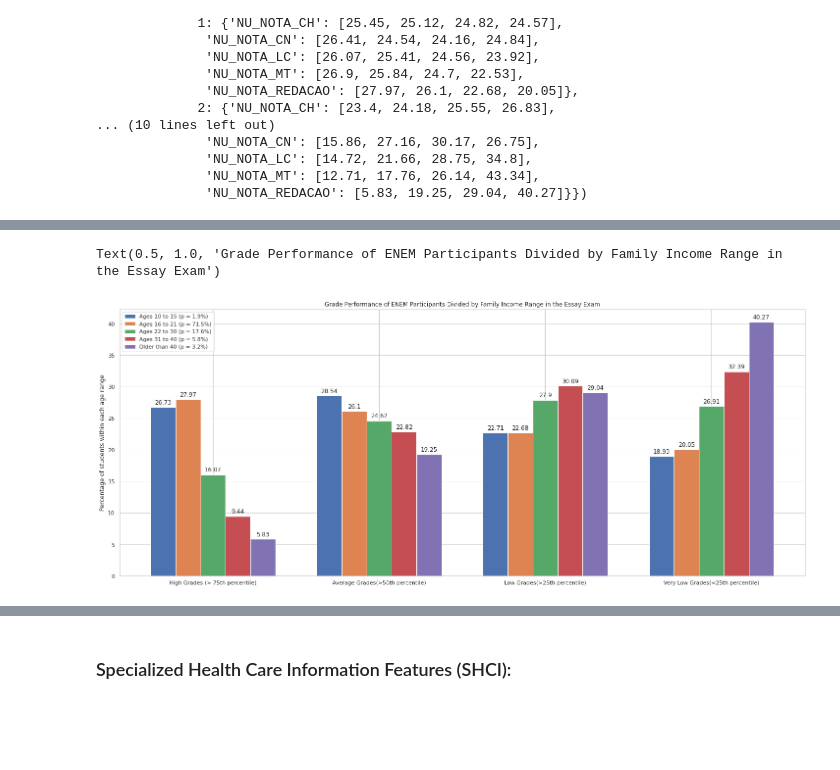
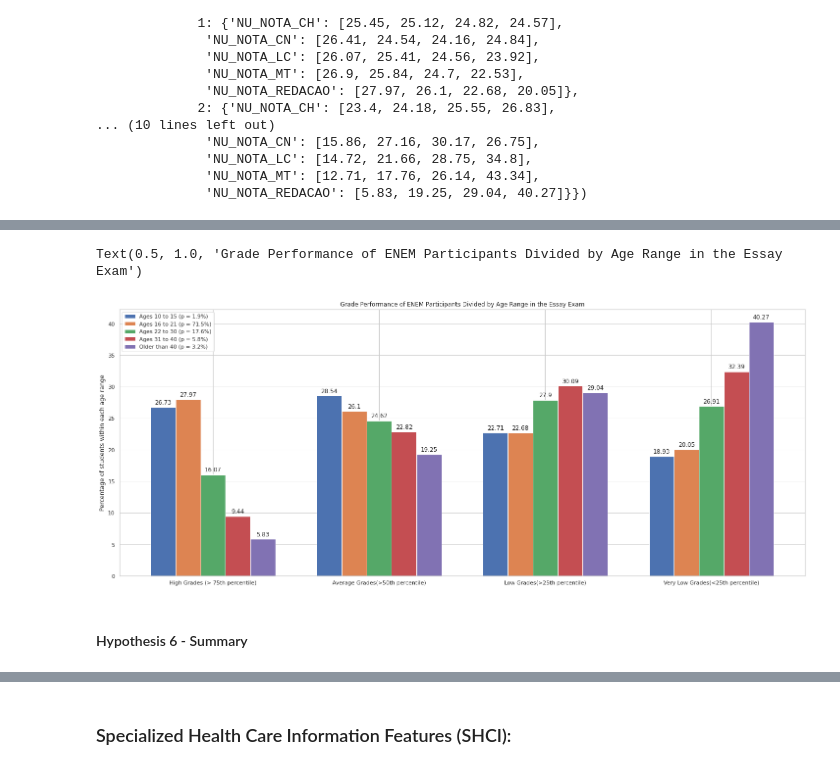
Before and after one commit to higorpr/ENEM_Exploration_Analysis, a Jupyter notebook: ENEM_Exploratory_Analysis.ipynb, the cells around one changed output, grey strips where cells are left out. Drawn from its saved outputs; the diff is of its cells as text; code cells hidden in the pictures; blank space fills up the shorter version.

```diff
--- a/ENEM_Exploratory_Analysis.ipynb
+++ b/ENEM_Exploratory_Analysis.ipynb
@@ -2638,33 +2638,35 @@ fig, ax = plt.subplots(figsize=(25,10))
 rects_age_0 = ax.bar(x - 2 * w, age_data[0]['NU_NOTA_REDACAO'], w, label=f'Ages 10 to 15 (p = {n_age_range_perc[0]}%)')
 rects_age_1 = ax.bar(x - 1 * w, age_data[1]['NU_NOTA_REDACAO'], w, label=f'Ages 16 to 21 (p = {n_age_range_perc[1]}%)')
 rects_age_2 = ax.bar(x + 0 * w, age_data[2]['NU_NOTA_REDACAO'], w, label=f'Ages 22 to 30 (p = {n_age_range_perc[2]}%)')
 rects_age_3 = ax.bar(x + 1 * w, age_data[3]['NU_NOTA_REDACAO'], w, label=f'Ages 31 to 40 (p = {n_age_range_perc[3]}%)')
 rects_age_4 = ax.bar(x + 2 * w, age_data[4]['NU_NOTA_REDACAO'], w, label=f'Older than 40 (p = {n_age_range_perc[4]}%)')
 
 ax.xaxis.set_ticks(x)
 ax.xaxis.set_ticklabels(labels)
 ax.legend(loc=0)
 plt.ylabel('Percentage of students within each age range')
 
 def autolabel(rects):
     """Attach a text label above each bar in *rects*, displaying its height."""
     for rect in rects:
         height = rect.get_height()
         ax.annotate('{}'.format(height),
                     xy=(rect.get_x() + rect.get_width() / 2, height),
                     xytext=(0, 3),  # 3 points vertical offset
                     textcoords="offset points",
                     ha='center', va='bottom')
 
 autolabel(rects_age_0)
 autolabel(rects_age_1)
 autolabel(rects_age_2)
 autolabel(rects_age_3)
 autolabel(rects_age_4)
 
 
 
-plt.title("Grade Performance of ENEM Participants Divided by Family Income Range in the Essay Exam")
+plt.title("Grade Performance of ENEM Participants Divided by Age Range in the Essay Exam")
 # %% [output]
-Text(0.5, 1.0, 'Grade Performance of ENEM Participants Divided by Family Income Range in the Essay Exam')
+Text(0.5, 1.0, 'Grade Performance of ENEM Participants Divided by Age Range in the Essay Exam')
-[figure, old version]
+[figure, new version]
+# %% [markdown]
+#### Hypothesis 6 - Summary
```
Also changed, not shown: parts of 14 cells of this notebook.
